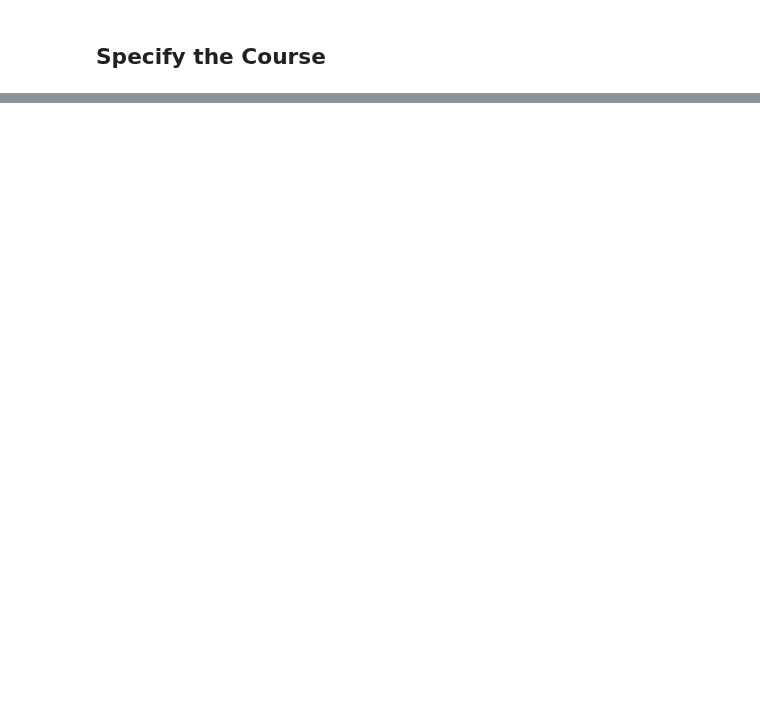
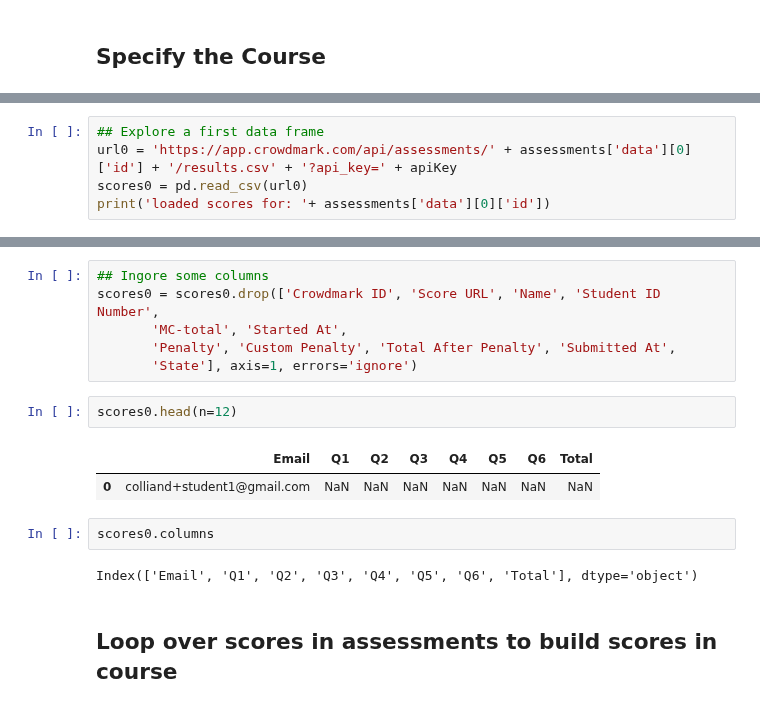
Before and after one commit to colliand/cm-api-experiments, a Jupyter notebook: scores-from-assessments-in-course-public.ipynb, the cells around one changed output, grey strips where cells are left out. Drawn from its saved outputs; the diff is of its cells as text; blank space fills up the shorter version.

```diff
--- a/scores-from-assessments-in-course-public.ipynb
+++ b/scores-from-assessments-in-course-public.ipynb
@@ -250,0 +117,5 @@ len(dgda)
+# %%
+## Explore a first data frame
+url0 = 'https://app.crowdmark.com/api/assessments/' + assessments['data'][0]['id'] + '/results.csv' + '?api_key=' + apiKey
+scores0 = pd.read_csv(url0)
+print('loaded scores for: '+ assessments['data'][0]['id'])
@@ -250,0 +133,17 @@ len(dgda)
+# %%
+## Ingore some columns
+scores0 = scores0.drop(['Crowdmark ID', 'Score URL', 'Name', 'Student ID Number',
+       'MC-total', 'Started At',
+       'Penalty', 'Custom Penalty', 'Total After Penalty', 'Submitted At',
+       'State'], axis=1, errors='ignore')
+# %%
+scores0.head(n=12)
+# %% [output]
+|  | Email | Q1 | Q2 | Q3 | Q4 | Q5 | Q6 | Total |
+| 0 | colliand+student1@gmail.com | NaN | NaN | NaN | NaN | NaN | NaN | NaN |
+# %%
+scores0.columns
+# %% [output]
+Index(['Email', 'Q1', 'Q2', 'Q3', 'Q4', 'Q5', 'Q6', 'Total'], dtype='object')
+# %% [markdown]
+## Loop over scores in assessments to build scores in course
```
Also changed, not shown: parts of 79 cells of this notebook.
